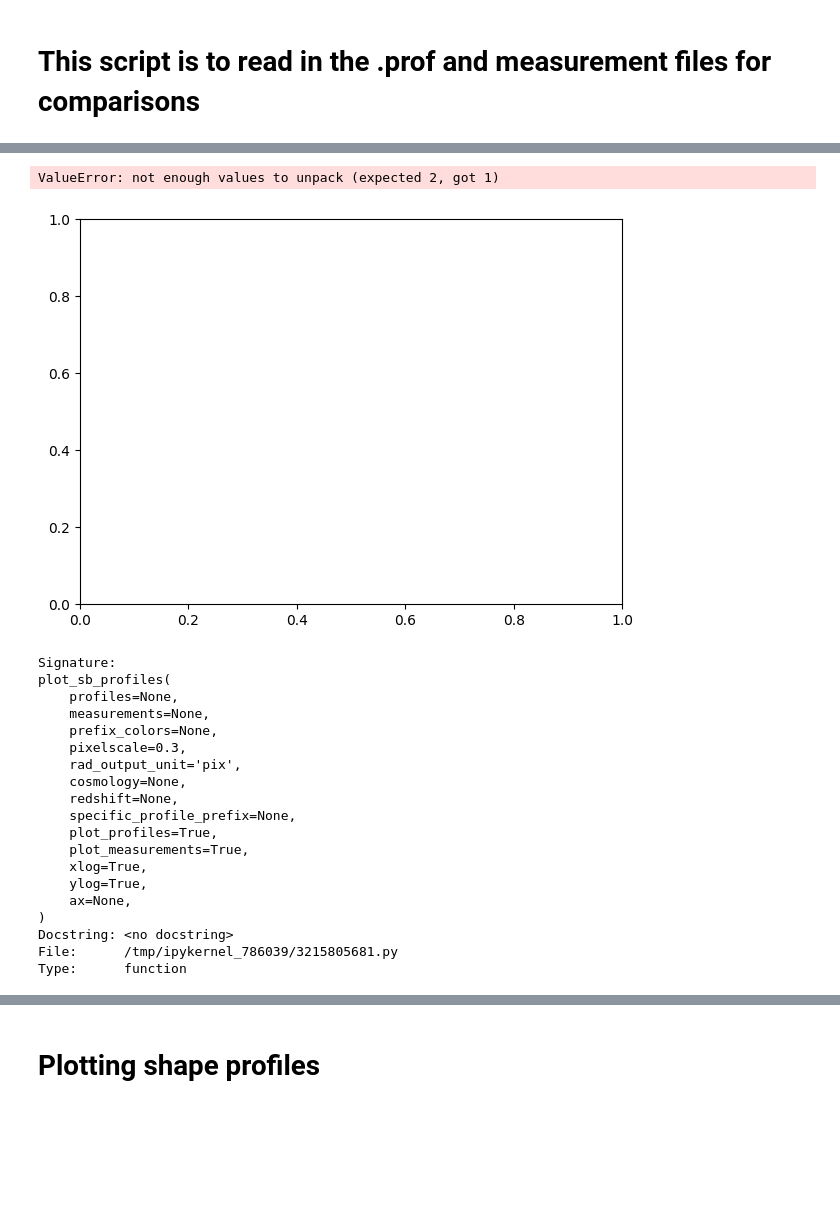
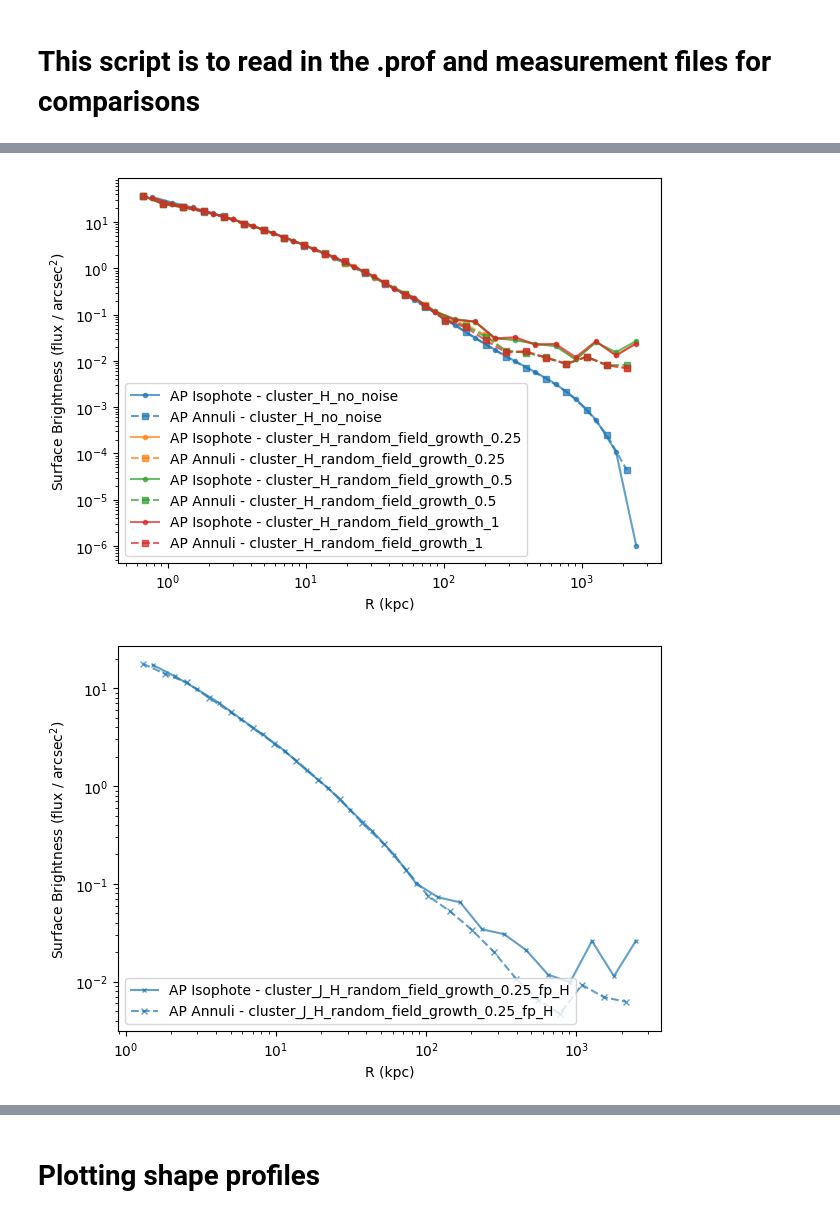
Before and after one commit to IntraClusterLight/nicl_q1, a Jupyter notebook: nbs/Profile_Comparisons.ipynb, the cells around one changed output, grey strips where cells are left out. Saved outputs shown, nothing was run; the diff lists cells and outputs as text; code cells hidden in the pictures; blank space fills up the shorter version.

```diff
--- a/nbs/Profile_Comparisons.ipynb
+++ b/nbs/Profile_Comparisons.ipynb
@@ -310,29 +434,30 @@ profiles
 # %%
-fix, ax = plt.subplots(1,1,figsize=(7,5))
-plot_sb_profiles(profiles=profiles,prefix_colors=prefix_colors, specific_profile_prefix=['no_noise'], ax=ax)
-# plot_sb_profiles(measurements=measurements,prefix_colors=prefix_colors, specific_profile_prefix=['no_noise'],ax=ax)
+fig, ax = plt.subplots(1,1,figsize=(7,5))
+
+plot_sb_profiles(profiles=h_profiles,
+                 ax=ax,
+                 cosmology=cosmo,
+                 redshift=0.1,
+                 rad_output_unit='kpc',
+                 savefig=True,
+                 outdir=plotdir)
+
+plt.show()
+
+fig, ax = plt.subplots(1,1,figsize=(7,5))
+plot_sb_profiles(profiles=j_profiles,
+                 ax=ax,
+                 cosmology=cosmo,
+                 redshift=0.1,
+                 rad_output_unit='kpc',
+                 savefig=False,
+                 outdir=plotdir)
+plt.show()
+
+# plot_sb_profiles(profiles=h_profiles, ax=ax, specific_profile_prefix=['cluster_H_random_field_growth_0.25'])
+# plot_sb_profiles(measurements=h_meas, specific_profile_prefix=['cluster_H_random_field_growth_0.25'], ax=ax, cosmology=cosmo, redshift=0.1, rad_output_unit='kpc')
+
+# ax.set_xlim(300,2000)
 # %% [output]
-ValueError: not enough values to unpack (expected 2, got 1)
-[figure, old version]
+[figure, new version]
+[figure, added]
-# %%
-plot_sb_profiles?
-# %% [output]
-Signature:
-plot_sb_profiles(
-    profiles=None,
-    measurements=None,
-    prefix_colors=None,
-    pixelscale=0.3,
-    rad_output_unit='pix',
-    cosmology=None,
-    redshift=None,
-    specific_profile_prefix=None,
-    plot_profiles=True,
-    plot_measurements=True,
-    xlog=True,
-    ylog=True,
-    ax=None,
-)
-Docstring: <no docstring>
-File:      /tmp/ipykernel_786039/3215805681.py
-Type:      function
```
Also changed, not shown: parts of 16 cells of this notebook, 3 other files.
